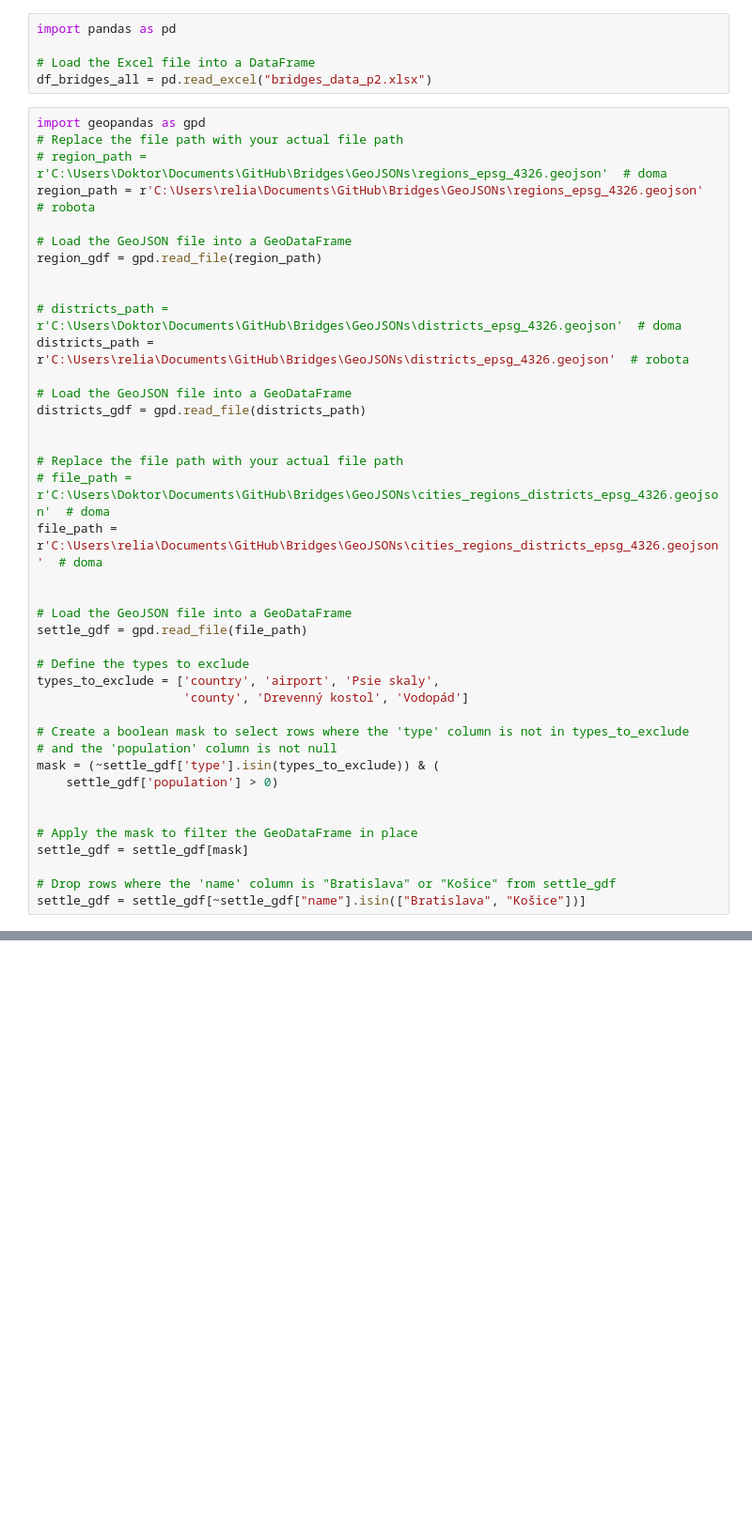
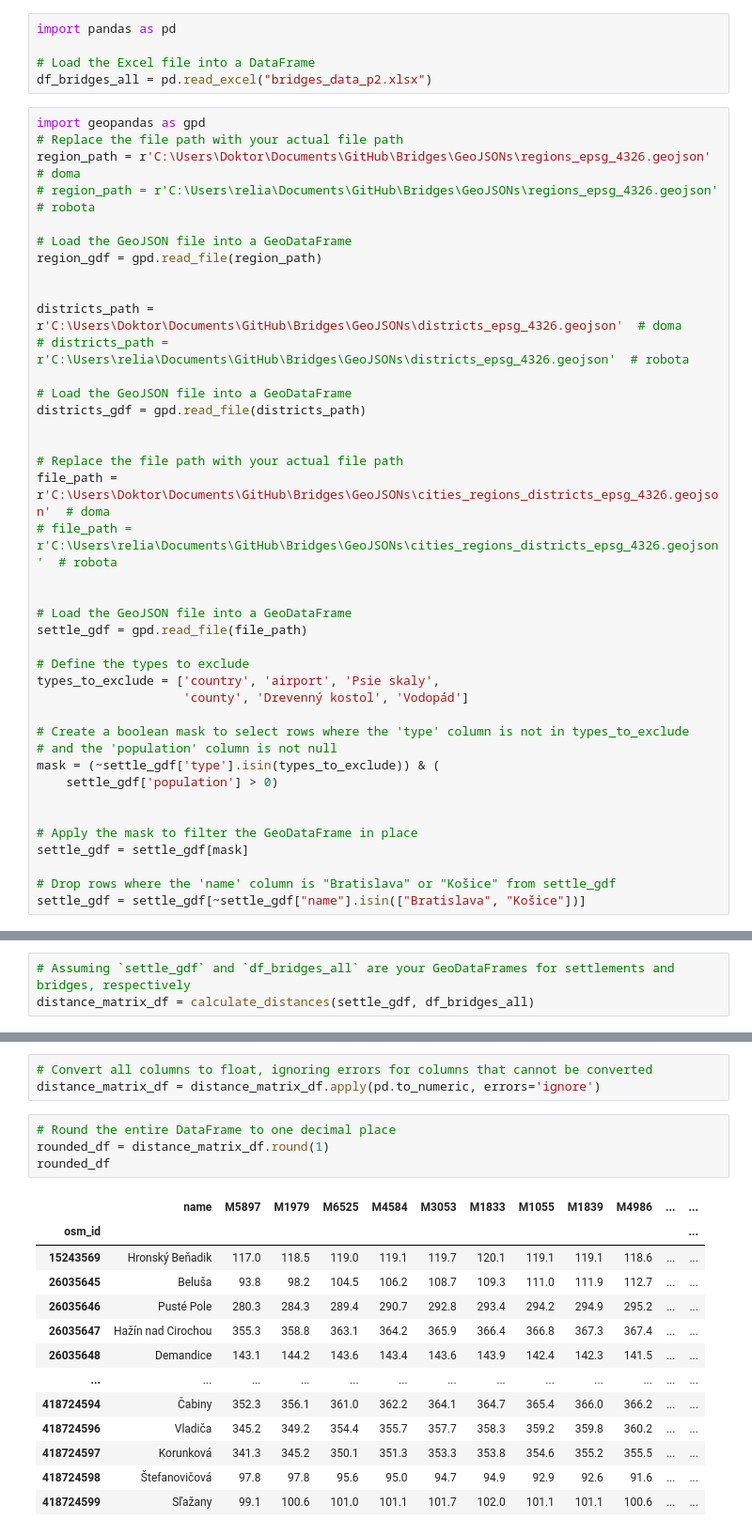
Before and after one commit to Medvedku/Bridges, a Jupyter notebook: 01_SC_BA/DT/00_general_data_p3.ipynb, the cells around one changed output, grey strips where cells are left out. Shown at 94% size. Saved outputs shown, nothing was run; the diff lists cells and outputs as text; blank space fills up the shorter version.

```diff
--- a/01_SC_BA/DT/00_general_data_p3.ipynb
+++ b/01_SC_BA/DT/00_general_data_p3.ipynb
@@ -6,23 +6,23 @@ df_bridges_all = pd.read_excel("bridges_data_p2.xlsx")
 # %%
 import geopandas as gpd
 # Replace the file path with your actual file path
-# region_path = r'C:\Users\Doktor\Documents\GitHub\Bridges\GeoJSONs\regions_epsg_4326.geojson'  # doma
-region_path = r'C:\Users\relia\Documents\GitHub\Bridges\GeoJSONs\regions_epsg_4326.geojson'  # robota
+region_path = r'C:\Users\Doktor\Documents\GitHub\Bridges\GeoJSONs\regions_epsg_4326.geojson'  # doma
+# region_path = r'C:\Users\relia\Documents\GitHub\Bridges\GeoJSONs\regions_epsg_4326.geojson'  # robota
 
 # Load the GeoJSON file into a GeoDataFrame
 region_gdf = gpd.read_file(region_path)
 
 
-# districts_path = r'C:\Users\Doktor\Documents\GitHub\Bridges\GeoJSONs\districts_epsg_4326.geojson'  # doma
-districts_path = r'C:\Users\relia\Documents\GitHub\Bridges\GeoJSONs\districts_epsg_4326.geojson'  # robota
+districts_path = r'C:\Users\Doktor\Documents\GitHub\Bridges\GeoJSONs\districts_epsg_4326.geojson'  # doma
+# districts_path = r'C:\Users\relia\Documents\GitHub\Bridges\GeoJSONs\districts_epsg_4326.geojson'  # robota
 
 # Load the GeoJSON file into a GeoDataFrame
 districts_gdf = gpd.read_file(districts_path)
 
 
 # Replace the file path with your actual file path
-# file_path = r'C:\Users\Doktor\Documents\GitHub\Bridges\GeoJSONs\cities_regions_districts_epsg_4326.geojson'  # doma
-file_path = r'C:\Users\relia\Documents\GitHub\Bridges\GeoJSONs\cities_regions_districts_epsg_4326.geojson'  # doma
+file_path = r'C:\Users\Doktor\Documents\GitHub\Bridges\GeoJSONs\cities_regions_districts_epsg_4326.geojson'  # doma
+# file_path = r'C:\Users\relia\Documents\GitHub\Bridges\GeoJSONs\cities_regions_districts_epsg_4326.geojson'  # robota
 
 
 # Load the GeoJSON file into a GeoDataFrame
@@ -240,0 +143,3 @@ df_bridges_all_with_population_sums.to_excel(
+# %%
+# Assuming `settle_gdf` and `df_bridges_all` are your GeoDataFrames for settlements and bridges, respectively
+distance_matrix_df = calculate_distances(settle_gdf, df_bridges_all)
@@ -240,0 +184,21 @@ df_bridges_all_with_population_sums.to_excel(
+# %%
+# Convert all columns to float, ignoring errors for columns that cannot be converted
+distance_matrix_df = distance_matrix_df.apply(pd.to_numeric, errors='ignore')
+# %%
+# Round the entire DataFrame to one decimal place
+rounded_df = distance_matrix_df.round(1)
+rounded_df
+# %% [output]
+|  | name | M5897 | M1979 | M6525 | M4584 | M3053 | M1833 | M1055 | M1839 | M4986 | ... | ... |
+| osm_id |  |  |  |  |  |  |  |  |  |  |  | ... |
+| 15243569 | Hronský Beňadik | 117.0 | 118.5 | 119.0 | 119.1 | 119.7 | 120.1 | 119.1 | 119.1 | 118.6 | ... | ... |
+| 26035645 | Beluša | 93.8 | 98.2 | 104.5 | 106.2 | 108.7 | 109.3 | 111.0 | 111.9 | 112.7 | ... | ... |
+| 26035646 | Pusté Pole | 280.3 | 284.3 | 289.4 | 290.7 | 292.8 | 293.4 | 294.2 | 294.9 | 295.2 | ... | ... |
+| 26035647 | Hažín nad Cirochou | 355.3 | 358.8 | 363.1 | 364.2 | 365.9 | 366.4 | 366.8 | 367.3 | 367.4 | ... | ... |
+| 26035648 | Demandice | 143.1 | 144.2 | 143.6 | 143.4 | 143.6 | 143.9 | 142.4 | 142.3 | 141.5 | ... | ... |
+| ... | ... | ... | ... | ... | ... | ... | ... | ... | ... | ... | ... | ... |
+| 418724594 | Čabiny | 352.3 | 356.1 | 361.0 | 362.2 | 364.1 | 364.7 | 365.4 | 366.0 | 366.2 | ... | ... |
+| 418724596 | Vladiča | 345.2 | 349.2 | 354.4 | 355.7 | 357.7 | 358.3 | 359.2 | 359.8 | 360.2 | ... | ... |
+| 418724597 | Korunková | 341.3 | 345.2 | 350.1 | 351.3 | 353.3 | 353.8 | 354.6 | 355.2 | 355.5 | ... | ... |
+| 418724598 | Štefanovičová | 97.8 | 97.8 | 95.6 | 95.0 | 94.7 | 94.9 | 92.9 | 92.6 | 91.6 | ... | ... |
+| 418724599 | Sľažany | 99.1 | 100.6 | 101.0 | 101.1 | 101.7 | 102.0 | 101.1 | 101.1 | 100.6 | ... | ... |
```
Also changed, not shown: parts of 17 cells of this notebook, 4 other files.
